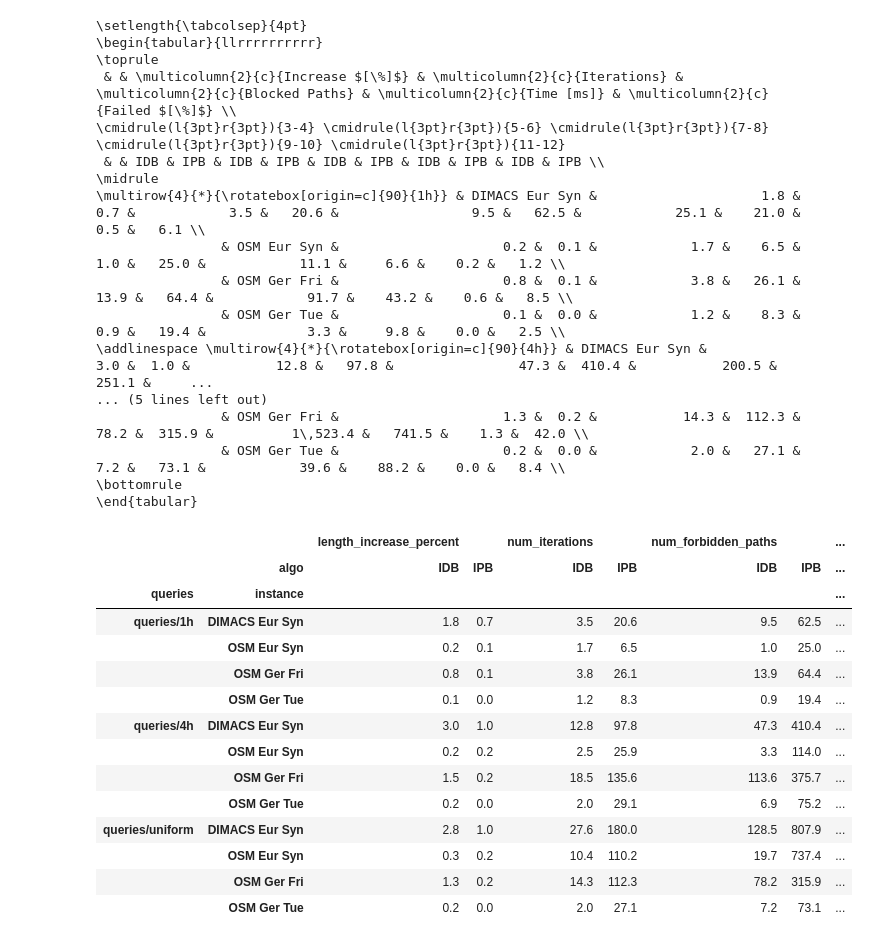
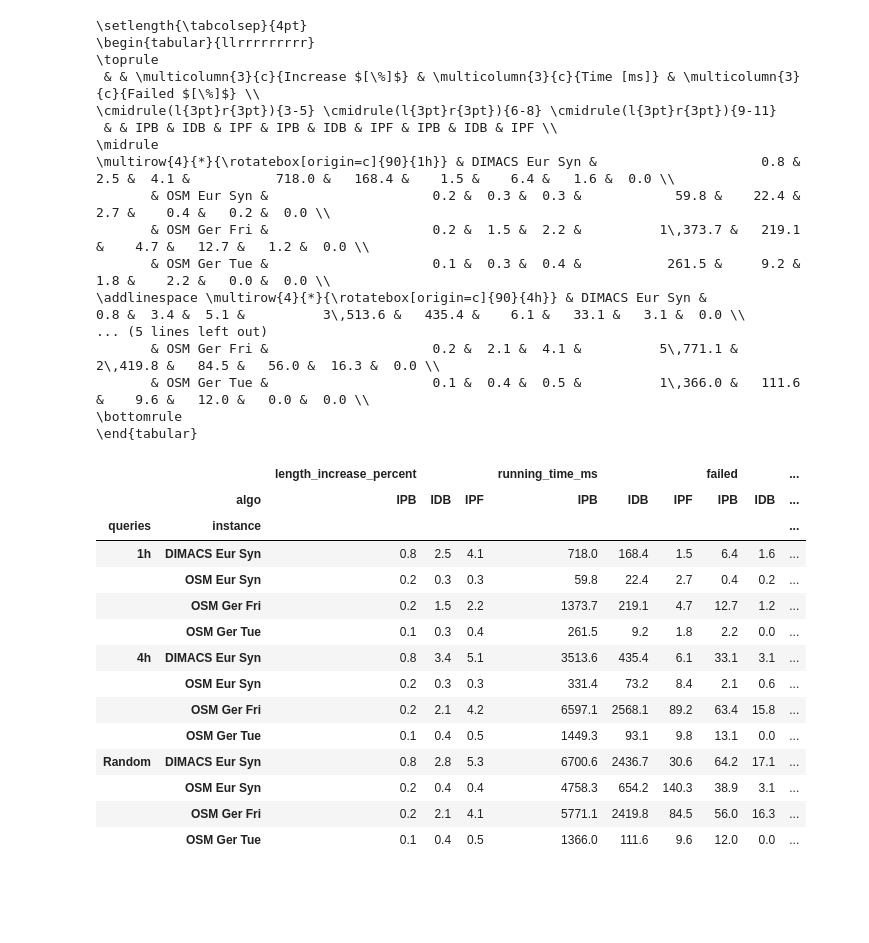
Before and after one commit to kit-algo/traffic_aware, a Jupyter notebook: eval/instances.ipynb, the cells around one changed output. Saved outputs shown, nothing was run; the diff lists cells and outputs as text; code cells hidden in the pictures; blank space fills up the shorter version.

```diff
--- a/eval/instances.ipynb
+++ b/eval/instances.ipynb
@@ -21,66 +29,74 @@ queries = pd.DataFrame.from_records([{
 } for run in data for algo in run['algo_runs']])
 # %%
 queries['instance'] = queries['graph'].map({'OSM Europe': 'OSM Eur ', 'DIMACS Europe': 'DIMACS Eur ', 'OSM Germany': 'OSM Ger '}) + queries['metric'].map({'fake_traffic': 'Syn', 'heavy_traffic': 'Fri', 'lite_traffic': 'Tue'})
+queries['queries'] = queries['queries'].map({ 'queries/1h': '1h', 'queries/4h': '4h', 'queries/uniform': 'Random' })
+queries['algo'] = queries['algo'].map({ 'iterative_detour_blocking': 'IDB', 'iterative_path_blocking': 'IPB', 'iterative_path_fixing': 'IPF' })
+# %%
+instance_order = ['DIMACS Eur Syn', 'OSM Eur Syn', 'OSM Ger Fri', 'OSM Ger Tue']
+query_order = ['1h', '4h', 'Random']
+algo_order = ['IPB', 'IDB', 'IPF']
 # %%
-queries_sub = queries.query("~(graph == 'OSM Germany' & metric == 'fake_traffic') & epsilon == 0.5")
-table = queries_sub.groupby(['queries', 'instance', 'algo']) \
-    .mean()[['length_increase_percent', 'num_iterations', 'num_forbidden_paths', 'running_time_ms', 'failed']] \
+queries_sub = queries.query("~(graph == 'OSM Germany' & metric == 'fake_traffic') & epsilon == 0.2")
+table = queries_sub.query('~failed').groupby(['queries', 'instance', 'algo']).mean()[['length_increase_percent']].join( \
+    queries_sub.groupby(['queries', 'instance', 'algo']) \
+    .mean()[['running_time_ms', 'failed']]) \
     .unstack()
 
 table['failed'] *= 100
 table = table.round(1)
 # for col in ['running_time_ms', 'num_forbidden_paths']:
 #     table[col] = table[col].round(1)
 # for col in ['length_increase_percent', 'num_iterations']:
 #     table[col] = table[col].round(2)
-table = table.rename(columns={ 'iterative_detour_blocking': 'IDB', 'iterative_path_blocking': 'IPB' })
+# table = table.rename(columns={ 'iterative_detour_blocking': 'IDB', 'iterative_path_blocking': 'IPB', 'iterative_path_fixing': 'IPF' })
+table = table.reindex(columns=algo_order, level=1)
 
 # table = table.swaplevel(axis='columns').sort_index(axis='columns').reindex(columns=['length_increase_percent', 'num_iterations', 'num_forbidden_paths', 'running_time_ms', 'failed'], level=1)
 
 output = table.to_latex()
-output = output.replace('queries/1h', R"\multirow{4}{*}{\rotatebox[origin=c]{90}{1h}}")
-output = output.replace('queries/4h', R"\addlinespace \multirow{4}{*}{\rotatebox[origin=c]{90}{4h}}")
-output = output.replace('queries/uniform', R"\addlinespace \multirow{4}{*}{\rotatebox[origin=c]{90}{Random}}")
+output = output.replace('1h', R"\multirow{4}{*}{\rotatebox[origin=c]{90}{1h}}")
+output = output.replace('4h', R"\addlinespace \multirow{4}{*}{\rotatebox[origin=c]{90}{4h}}")
+output = output.replace('Random', R"\addlinespace \multirow{4}{*}{\rotatebox[origin=c]{90}{Random}}")
 lines = output.split("\n")
 lines = [R'\setlength{\tabcolsep}{4pt}'] + lines[:2] + [
-    R" & & \multicolumn{2}{c}{Increase $[\%]$} & \multicolumn{2}{c}{Iterations} & \multicolumn{2}{c}{Blocked Paths} & \multicolumn{2}{c}{Time [ms]} & \multicolumn{2}{c}{Failed $[\%]$} \\",
-    R"\cmidrule(l{3pt}r{3pt}){3-4} \cmidrule(l{3pt}r{3pt}){5-6} \cmidrule(l{3pt}r{3pt}){7-8} \cmidrule(l{3pt}r{3pt}){9-10} \cmidrule(l{3pt}r{3pt}){11-12}",
-    R" & & IDB & IPB & IDB & IPB & IDB & IPB & IDB & IPB & IDB & IPB \\"
+    R" & & \multicolumn{3}{c}{Increase $[\%]$} & \multicolumn{3}{c}{Time [ms]} & \multicolumn{3}{c}{Failed $[\%]$} \\",
+    R"\cmidrule(l{3pt}r{3pt}){3-5} \cmidrule(l{3pt}r{3pt}){6-8} \cmidrule(l{3pt}r{3pt}){9-11}",
+    R" & & IPB & IDB & IPF & IPB & IDB & IPF & IPB & IDB & IPF \\"
 ] + lines[5:]
 output = add_latex_big_number_spaces("\n".join(lines) + "\n")
 
 print(output)
 table
 # %% [output]
 \setlength{\tabcolsep}{4pt}
-\begin{tabular}{llrrrrrrrrrr}
+\begin{tabular}{llrrrrrrrrr}
 \toprule
- & & \multicolumn{2}{c}{Increase $[\%]$} & \multicolumn{2}{c}{Iterations} & \multicolumn{2}{c}{Blocked Paths} & \multicolumn{2}{c}{Time [ms]} & \multicolumn{2}{c}{Failed $[\%]$} \\
-\cmidrule(l{3pt}r{3pt}){3-4} \cmidrule(l{3pt}r{3pt}){5-6} \cmidrule(l{3pt}r{3pt}){7-8} \cmidrule(l{3pt}r{3pt}){9-10} \cmidrule(l{3pt}r{3pt}){11-12}
- & & IDB & IPB & IDB & IPB & IDB & IPB & IDB & IPB & IDB & IPB \\
+ & & \multicolumn{3}{c}{Increase $[\%]$} & \multicolumn{3}{c}{Time [ms]} & \multicolumn{3}{c}{Failed $[\%]$} \\
+\cmidrule(l{3pt}r{3pt}){3-5} \cmidrule(l{3pt}r{3pt}){6-8} \cmidrule(l{3pt}r{3pt}){9-11}
+ & & IPB & IDB & IPF & IPB & IDB & IPF & IPB & IDB & IPF \\
 \midrule
-\multirow{4}{*}{\rotatebox[origin=c]{90}{1h}} & DIMACS Eur Syn &                     1.8 &  0.7 &            3.5 &   20.6 &                 9.5 &   62.5 &            25.1 &    21.0 &    0.5 &   6.1 \\
-                & OSM Eur Syn &                     0.2 &  0.1 &            1.7 &    6.5 &                 1.0 &   25.0 &            11.1 &     6.6 &    0.2 &   1.2 \\
-                & OSM Ger Fri &                     0.8 &  0.1 &            3.8 &   26.1 &                13.9 &   64.4 &            91.7 &    43.2 &    0.6 &   8.5 \\
-                & OSM Ger Tue &                     0.1 &  0.0 &            1.2 &    8.3 &                 0.9 &   19.4 &             3.3 &     9.8 &    0.0 &   2.5 \\
-\addlinespace \multirow{4}{*}{\rotatebox[origin=c]{90}{4h}} & DIMACS Eur Syn &                     3.0 &  1.0 &           12.8 &   97.8 &                47.3 &  410.4 &           200.5 &   251.1 &     ...
+\multirow{4}{*}{\rotatebox[origin=c]{90}{1h}} & DIMACS Eur Syn &                     0.8 &  2.5 &  4.1 &           718.0 &   168.4 &    1.5 &    6.4 &   1.6 &  0.0 \\
+       & OSM Eur Syn &                     0.2 &  0.3 &  0.3 &            59.8 &    22.4 &    2.7 &    0.4 &   0.2 &  0.0 \\
+       & OSM Ger Fri &                     0.2 &  1.5 &  2.2 &          1\,373.7 &   219.1 &    4.7 &   12.7 &   1.2 &  0.0 \\
+       & OSM Ger Tue &                     0.1 &  0.3 &  0.4 &           261.5 &     9.2 &    1.8 &    2.2 &   0.0 &  0.0 \\
+\addlinespace \multirow{4}{*}{\rotatebox[origin=c]{90}{4h}} & DIMACS Eur Syn &                     0.8 &  3.4 &  5.1 &          3\,513.6 &   435.4 &    6.1 &   33.1 &   3.1 &  0.0 \\
 ... (5 lines left out)
-                & OSM Ger Fri &                     1.3 &  0.2 &           14.3 &  112.3 &                78.2 &  315.9 &          1\,523.4 &   741.5 &    1.3 &  42.0 \\
-                & OSM Ger Tue &                     0.2 &  0.0 &            2.0 &   27.1 &                 7.2 &   73.1 &            39.6 &    88.2 &    0.0 &   8.4 \\
+       & OSM Ger Fri &                     0.2 &  2.1 &  4.1 &          5\,771.1 &  2\,419.8 &   84.5 &   56.0 &  16.3 &  0.0 \\
+       & OSM Ger Tue &                     0.1 &  0.4 &  0.5 &          1\,366.0 &   111.6 &    9.6 &   12.0 &   0.0 &  0.0 \\
 \bottomrule
 \end{tabular}
-|  |  | length_increase_percent |  | num_iterations |  | num_forbidden_paths |  | ... |
-|  | algo | IDB | IPB | IDB | IPB | IDB | IPB | ... |
-| queries | instance |  |  |  |  |  |  | ... |
-| queries/1h | DIMACS Eur Syn | 1.8 | 0.7 | 3.5 | 20.6 | 9.5 | 62.5 | ... |
-|  | OSM Eur Syn | 0.2 | 0.1 | 1.7 | 6.5 | 1.0 | 25.0 | ... |
-|  | OSM Ger Fri | 0.8 | 0.1 | 3.8 | 26.1 | 13.9 | 64.4 | ... |
-|  | OSM Ger Tue | 0.1 | 0.0 | 1.2 | 8.3 | 0.9 | 19.4 | ... |
-| queries/4h | DIMACS Eur Syn | 3.0 | 1.0 | 12.8 | 97.8 | 47.3 | 410.4 | ... |
-|  | OSM Eur Syn | 0.2 | 0.2 | 2.5 | 25.9 | 3.3 | 114.0 | ... |
-|  | OSM Ger Fri | 1.5 | 0.2 | 18.5 | 135.6 | 113.6 | 375.7 | ... |
-|  | OSM Ger Tue | 0.2 | 0.0 | 2.0 | 29.1 | 6.9 | 75.2 | ... |
-| queries/uniform | DIMACS Eur Syn | 2.8 | 1.0 | 27.6 | 180.0 | 128.5 | 807.9 | ... |
-|  | OSM Eur Syn | 0.3 | 0.2 | 10.4 | 110.2 | 19.7 | 737.4 | ... |
-|  | OSM Ger Fri | 1.3 | 0.2 | 14.3 | 112.3 | 78.2 | 315.9 | ... |
-|  | OSM Ger Tue | 0.2 | 0.0 | 2.0 | 27.1 | 7.2 | 73.1 | ... |
+|  |  | length_increase_percent |  |  | running_time_ms |  |  | failed |  | ... |
+|  | algo | IPB | IDB | IPF | IPB | IDB | IPF | IPB | IDB | ... |
+| queries | instance |  |  |  |  |  |  |  |  | ... |
+| 1h | DIMACS Eur Syn | 0.8 | 2.5 | 4.1 | 718.0 | 168.4 | 1.5 | 6.4 | 1.6 | ... |
+|  | OSM Eur Syn | 0.2 | 0.3 | 0.3 | 59.8 | 22.4 | 2.7 | 0.4 | 0.2 | ... |
+|  | OSM Ger Fri | 0.2 | 1.5 | 2.2 | 1373.7 | 219.1 | 4.7 | 12.7 | 1.2 | ... |
+|  | OSM Ger Tue | 0.1 | 0.3 | 0.4 | 261.5 | 9.2 | 1.8 | 2.2 | 0.0 | ... |
+| 4h | DIMACS Eur Syn | 0.8 | 3.4 | 5.1 | 3513.6 | 435.4 | 6.1 | 33.1 | 3.1 | ... |
+|  | OSM Eur Syn | 0.2 | 0.3 | 0.3 | 331.4 | 73.2 | 8.4 | 2.1 | 0.6 | ... |
+|  | OSM Ger Fri | 0.2 | 2.1 | 4.2 | 6597.1 | 2568.1 | 89.2 | 63.4 | 15.8 | ... |
+|  | OSM Ger Tue | 0.1 | 0.4 | 0.5 | 1449.3 | 93.1 | 9.8 | 13.1 | 0.0 | ... |
+| Random | DIMACS Eur Syn | 0.8 | 2.8 | 5.3 | 6700.6 | 2436.7 | 30.6 | 64.2 | 17.1 | ... |
+|  | OSM Eur Syn | 0.2 | 0.4 | 0.4 | 4758.3 | 654.2 | 140.3 | 38.9 | 3.1 | ... |
+|  | OSM Ger Fri | 0.2 | 2.1 | 4.1 | 5771.1 | 2419.8 | 84.5 | 56.0 | 16.3 | ... |
+|  | OSM Ger Tue | 0.1 | 0.4 | 0.5 | 1366.0 | 111.6 | 9.6 | 12.0 | 0.0 | ... |
```
Also changed, not shown: parts of 16 cells of this notebook, 13 other files.
